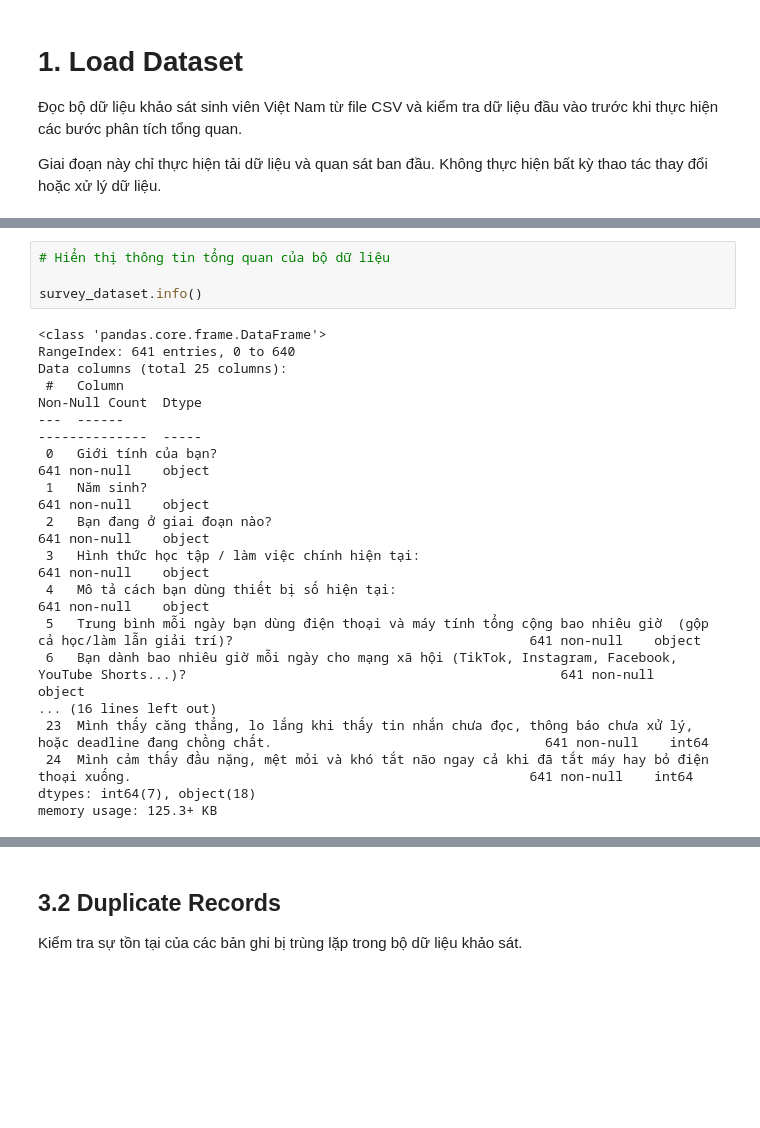
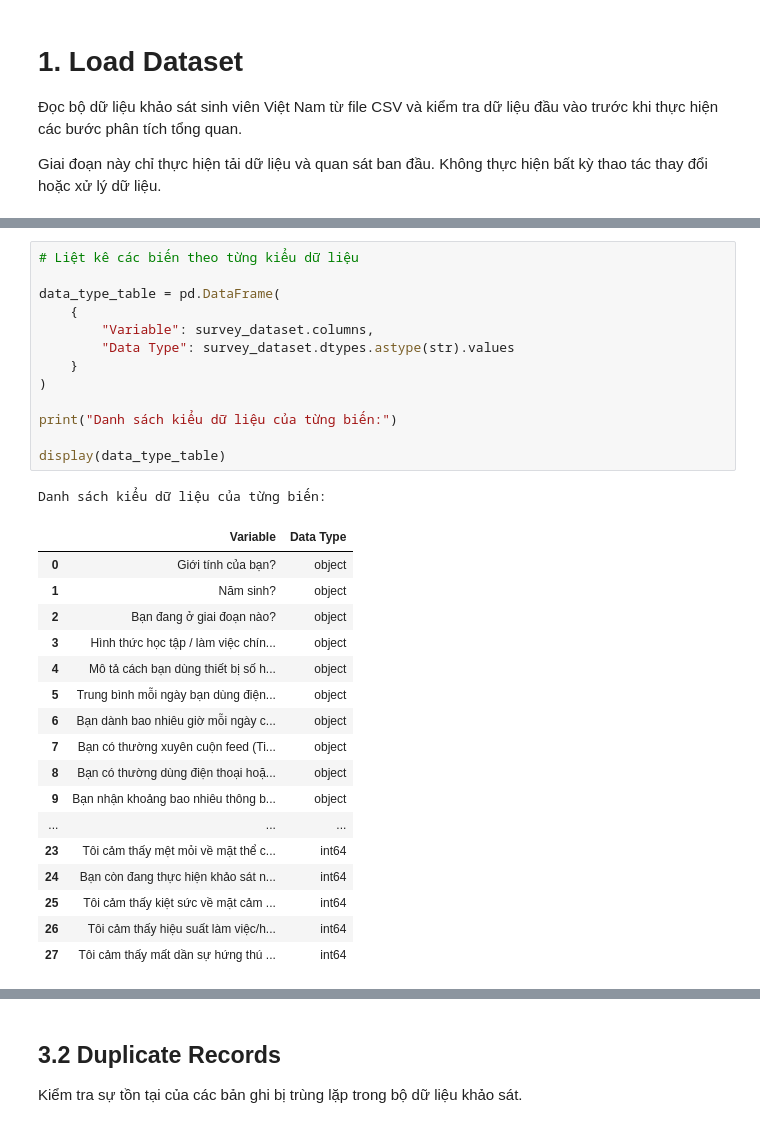
Before and after one commit to NguynnThah/DA016, a Jupyter notebook: notebooks/vietnam_dataset/01_preEDA.ipynb, the cells around one changed output, grey strips where cells are left out. Cells and saved outputs as stored; diff of their text form; blank space fills up the shorter version.

```diff
--- a/notebooks/vietnam_dataset/01_preEDA.ipynb
+++ b/notebooks/vietnam_dataset/01_preEDA.ipynb
@@ -152,22 +154,32 @@ data_types
-# %%
-# Hiển thị thông tin tổng quan của bộ dữ liệu
-
-survey_dataset.info()
-# %% [output]
-<class 'pandas.core.frame.DataFrame'>
-RangeIndex: 641 entries, 0 to 640
-Data columns (total 25 columns):
- #   Column                                                                                                                                           Non-Null Count  Dtype
----  ------                                                                                                                                           --------------  -----
- 0   Giới tính của bạn?                                                                                                                               641 non-null    object
- 1   Năm sinh?                                                                                                                                        641 non-null    object
- 2   Bạn đang ở giai đoạn nào?                                                                                                                        641 non-null    object
- 3   Hình thức học tập / làm việc chính hiện tại:                                                                                                     641 non-null    object
- 4   Mô tả cách bạn dùng thiết bị số hiện tại:                                                                                                        641 non-null    object
- 5   Trung bình mỗi ngày bạn dùng điện thoại và máy tính tổng cộng bao nhiêu giờ  (gộp cả học/làm lẫn giải trí)?                                      641 non-null    object
- 6   Bạn dành bao nhiêu giờ mỗi ngày cho mạng xã hội (TikTok, Instagram, Facebook, YouTube Shorts...)?                                                641 non-null    object
-... (16 lines left out)
- 23  Mình thấy căng thẳng, lo lắng khi thấy tin nhắn chưa đọc, thông báo chưa xử lý, hoặc deadline đang chồng chất.                                   641 non-null    int64
- 24  Mình cảm thấy đầu nặng, mệt mỏi và khó tắt não ngay cả khi đã tắt máy hay bỏ điện thoại xuống.                                                   641 non-null    int64
-dtypes: int64(7), object(18)
-memory usage: 125.3+ KB
+# %%
+# Liệt kê các biến theo từng kiểu dữ liệu
+
+data_type_table = pd.DataFrame(
+    {
+        "Variable": survey_dataset.columns,
+        "Data Type": survey_dataset.dtypes.astype(str).values
+    }
+)
+
+print("Danh sách kiểu dữ liệu của từng biến:")
+
+display(data_type_table)
+# %% [output]
+Danh sách kiểu dữ liệu của từng biến:
+|  | Variable | Data Type |
+| 0 | Giới tính của bạn? | object |
+| 1 | Năm sinh? | object |
+| 2 | Bạn đang ở giai đoạn nào? | object |
+| 3 | Hình thức học tập / làm việc chín... | object |
+| 4 | Mô tả cách bạn dùng thiết bị số h... | object |
+| 5 | Trung bình mỗi ngày bạn dùng điện... | object |
+| 6 | Bạn dành bao nhiêu giờ mỗi ngày c... | object |
+| 7 | Bạn có thường xuyên cuộn feed (Ti... | object |
+| 8 | Bạn có thường dùng điện thoại hoặ... | object |
+| 9 | Bạn nhận khoảng bao nhiêu thông b... | object |
+| ... | ... | ... |
+| 23 | Tôi cảm thấy mệt mỏi về mặt thể c... | int64 |
+| 24 | Bạn còn đang thực hiện khảo sát n... | int64 |
+| 25 | Tôi cảm thấy kiệt sức về mặt cảm ... | int64 |
+| 26 | Tôi cảm thấy hiệu suất làm việc/h... | int64 |
+| 27 | Tôi cảm thấy mất dần sự hứng thú ... | int64 |
```
Also changed, not shown: parts of 49 cells of this notebook.
